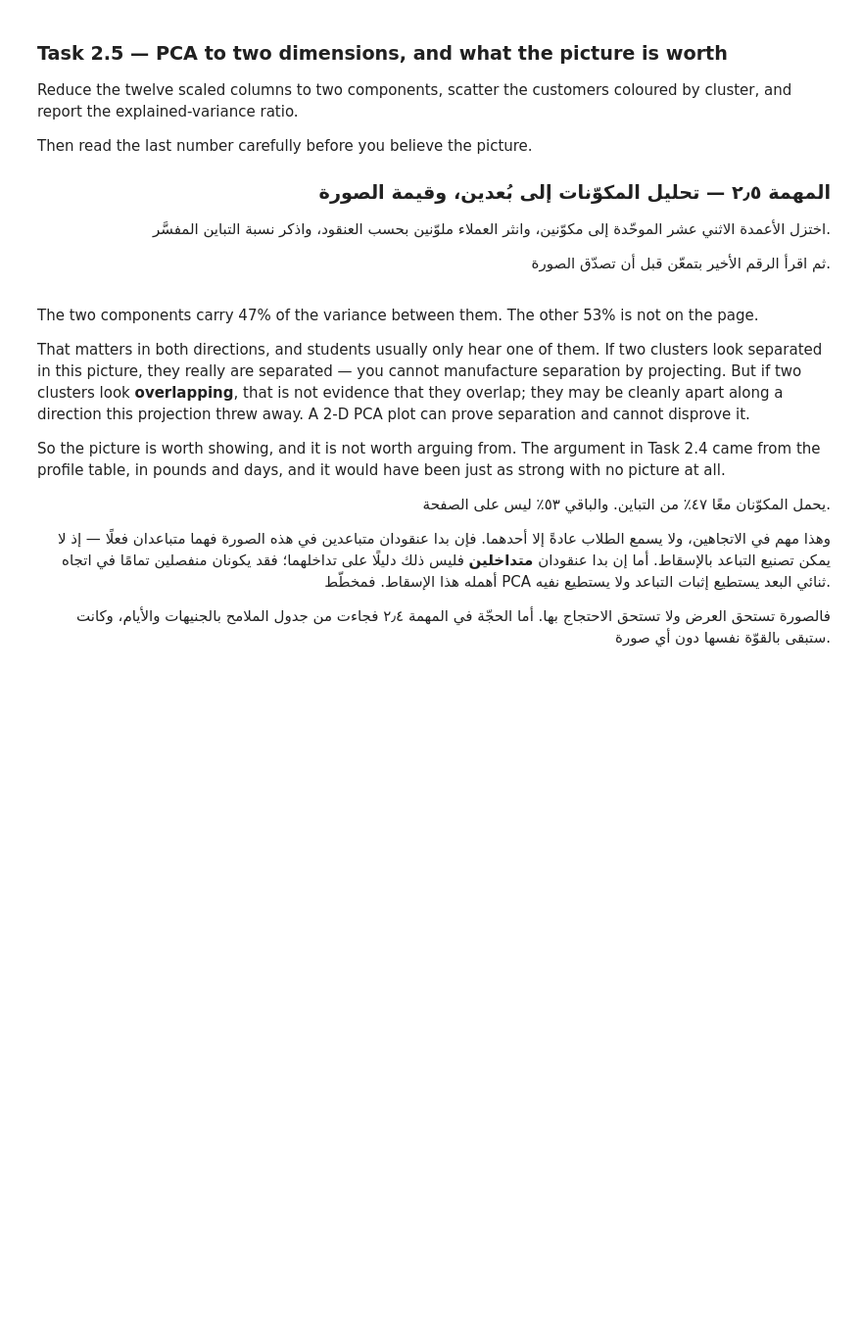
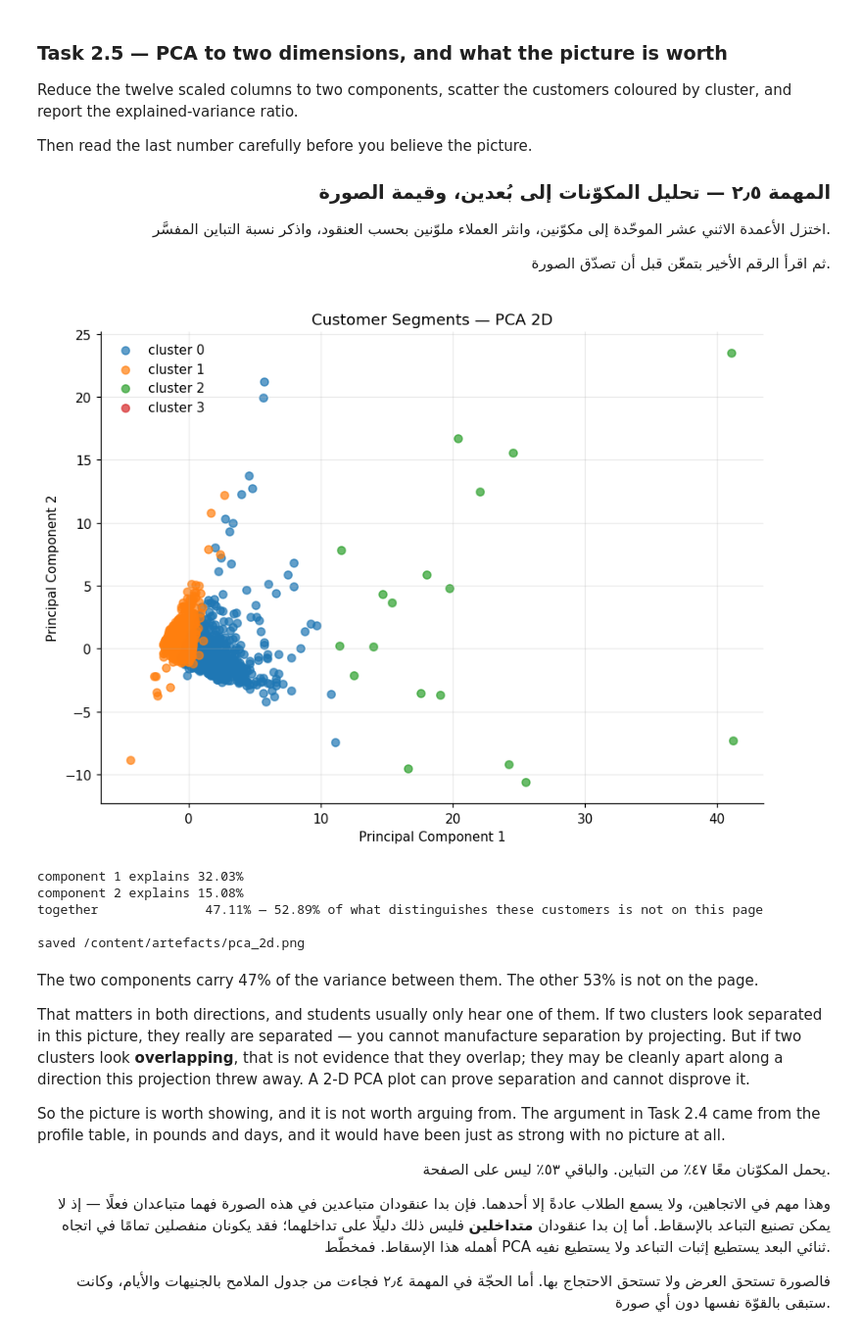
Before and after one commit to razanalhadi/AIEP_Olo_student, a Jupyter notebook: week_1_foundations/labs/D5_clustering_pca/D5_clustering_pca_guided.ipynb, the cells around one changed output. Shown at 98% size. Saved outputs shown, nothing was run; the diff lists cells and outputs as text; code cells hidden in the pictures; blank space fills up the shorter version.

```diff
--- a/week_1_foundations/labs/D5_clustering_pca/D5_clustering_pca_guided.ipynb
+++ b/week_1_foundations/labs/D5_clustering_pca/D5_clustering_pca_guided.ipynb
@@ -416,8 +416,16 @@ from sklearn.preprocessing import StandardScaler
 
 # TODO: Standardise the features into X_scaled, cluster again with k=4, and compare the sizes.
 # مهمة: وحّد الخصائص قياسيًا في X_scaled، وجمّع مرة أخرى بـk=4، وقارن الأحجام.
+scaler = StandardScaler()
+X_scaled = scaler.fit_transform(X_raw)
+
+kmeans = KMeans(n_clusters=4 , random_state=42).fit(X_scaled)
+scaled_labels = kmeans.predict(X_scaled)
+
+scaled_sizes = np.bincount(labels)
 
 scaled_biggest_share = scaled_sizes.max() / len(customers)
+
 comparison = pd.DataFrame({
     "raw": pd.Series(sorted(raw_sizes, reverse=True)),
     "scaled": pd.Series(sorted(scaled_sizes, reverse=True)),
@@ -549,5 +595,19 @@ CHOSEN_K = 3
 
 # TODO: Fit KMeans with CHOSEN_K, then build `profiles`: the mean of every original feature per cluster, with the customer count.
 # مهمة: درّب KMeans بـCHOSEN_K، ثم ابنِ `profiles`: متوسّط كل خاصية أصلية لكل عنقود مع عدد العملاء.
+final_model = KMeans(
+    n_clusters=CHOSEN_K,
+    random_state=42,
+    n_init=10
+)
+
+final_labels= final_model.fit_predict(X_scaled)
+
+profiles = customers[FEATURES].copy()
+profiles["cluster"] = final_labels
+
+profiles = profiles.groupby("cluster")[FEATURES].mean()
+
+profiles["count"] = np.bincount(final_labels)
 
 print(profiles.to_string())
@@ -620,15 +686,38 @@ Then read the last number carefully before you believe the picture.
 # %%
 from sklearn.decomposition import PCA
 
 # TODO: Project X_scaled to 2 components, scatter it coloured by cluster, save it to ARTEFACT_DIR / "pca_2d.png", and report the explained variance.
 # مهمة: أسقِط X_scaled على مكوّنين، وانثره ملوّنًا بحسب العنقود، واحفظه في ARTEFACT_DIR / "pca_2d.png"، واذكر التباين المفسَّر.
+pca = PCA(n_components=2)
+X_pca = pca.fit_transform(X_scaled)
+
+plt.figure(figsize=(8, 6))
+
+for cluster in range(4):
+    mask = final_labels == cluster
+    plt.scatter(X_pca[mask, 0], X_pca[mask, 1], label=f"cluster {cluster}",  alpha=0.7)
+    plt.xlabel("Principal Component 1")
+    plt.ylabel("Principal Component 2")
+    plt.title("Customer Segments — PCA 2D")
+    plt.legend()
+    plt.tight_layout()
+pca_path = ARTEFACT_DIR / "pca_2d.png"
+plt.savefig(pca_path , dpi=150)
+plt.show()
 
 explained = pca.explained_variance_ratio_
 print(f"component 1 explains {explained[0]:.2%}")
 print(f"component 2 explains {explained[1]:.2%}")
 print(f"together              {explained.sum():.2%} — "
       f"{1 - explained.sum():.2%} of what distinguishes these customers is not on this page")
 print(f"\nsaved {pca_path}")
+# %% [output]
+[figure, added]
+component 1 explains 32.03%
+component 2 explains 15.08%
+together              47.11% — 52.89% of what distinguishes these customers is not on this page
+
+saved /content/artefacts/pca_2d.png
 # %% [markdown]
 The two components carry 47% of the variance between them. The other 53% is not on the page.
 
```
Also changed, not shown: parts of 3 cells of this notebook.
